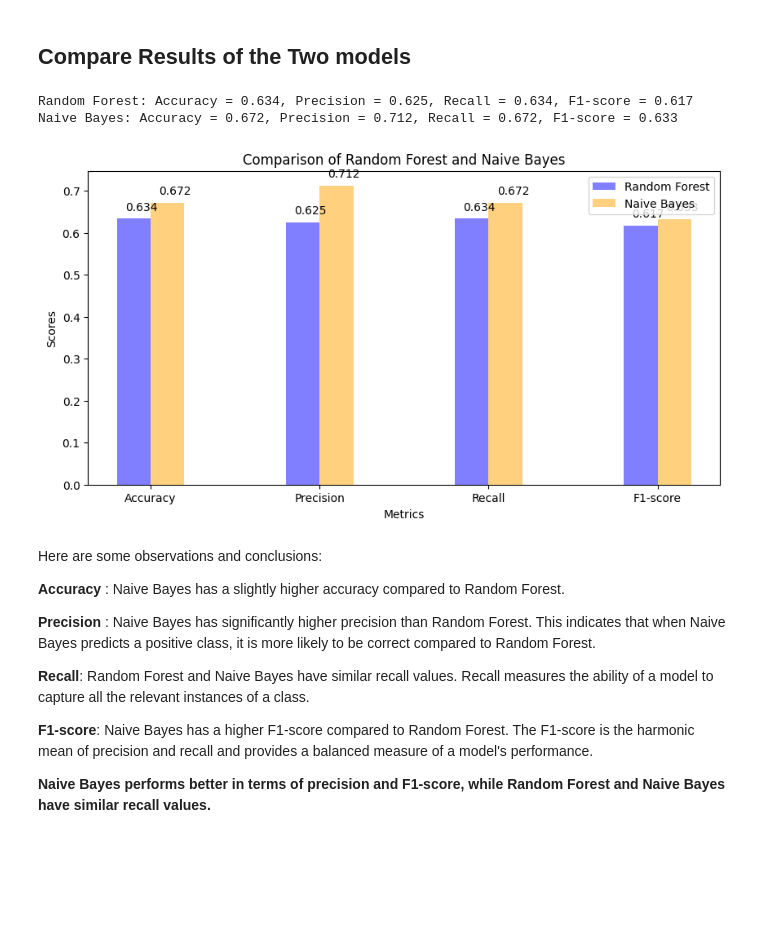
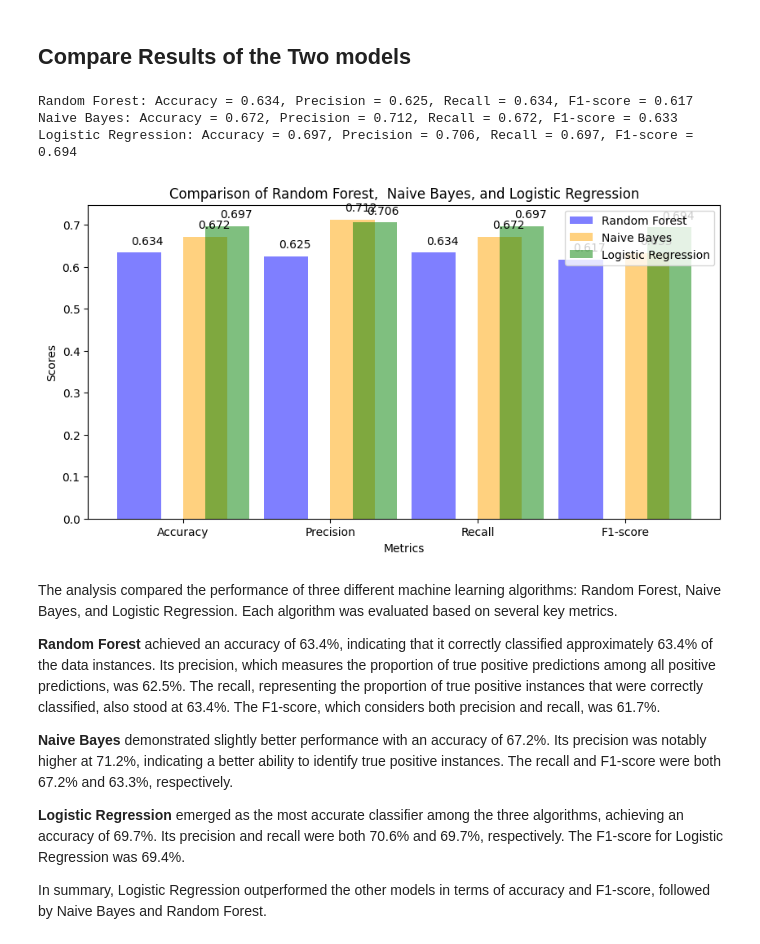
Before and after one commit to lojain-azzam/Text-Classification, a Jupyter notebook: Text_Classification.ipynb, the cells around one changed output. Drawn from its saved outputs; the diff is of its cells as text; code cells hidden in the pictures; blank space fills up the shorter version.

```diff
--- a/Text_Classification.ipynb
+++ b/Text_Classification.ipynb
@@ -530,0 +565,4 @@ print(classification_report(y_test, rf_pred, zero_division=1))
+# %%
+# Train a logistic regression model on the training data
+lr_model = LogisticRegression(random_state=42)
+lr_model.fit(X_train, y_train)
@@ -530,0 +580,6 @@ print(classification_report(y_test, rf_pred, zero_division=1))
+# %%
+# Evaluate the model on the testing data
+lr_pred = lr_model.predict(X_test)
+
+# Print the classification report
+print(classification_report(y_test, lr_pred, zero_division=1))
@@ -533,77 +606,78 @@ print(classification_report(y_test, rf_pred, zero_division=1))
 # %% [markdown]
 ## Compare Results of the Two models
 # %%
+
 # Compute accuracy for each model
 rf_acc = accuracy_score(y_test, rf_pred)
 nb_acc = accuracy_score(y_test, nb_pred)
-
+lr_acc = accuracy_score(y_test, lr_pred)
 
 # Compute precision, recall, and F1-score for each model
 rf_p, rf_r, rf_f1, _ = precision_recall_fscore_support(y_test, rf_pred, average='weighted', zero_division=1)
 nb_p, nb_r, nb_f1, _ = precision_recall_fscore_support(y_test, nb_pred, average='weighted', zero_division=1)
-
+lr_p, lr_r, lr_f1, _ = precision_recall_fscore_support(y_test, lr_pred, average='weighted', zero_division=1)
 
 # Print the results
 print("Random Forest: Accuracy = {:.3f}, Precision = {:.3f}, Recall = {:.3f}, F1-score = {:.3f}".format(rf_acc, rf_p, rf_r, rf_f1))
 print("Naive Bayes: Accuracy = {:.3f}, Precision = {:.3f}, Recall = {:.3f}, F1-score = {:.3f}".format(nb_acc, nb_p, nb_r, nb_f1))
+print("Logistic Regression: Accuracy = {:.3f}, Precision = {:.3f}, Recall = {:.3f}, F1-score = {:.3f}".format(lr_acc, lr_p, lr_r, lr_f1))
 
 # Compute evaluation metrics for each model
 rf_metrics = [rf_acc, rf_p, rf_r, rf_f1]
 nb_metrics = [nb_acc, nb_p, nb_r, nb_f1]
+lr_metrics = [lr_acc, lr_p, lr_r, lr_f1]
 # %% [output]
 Random Forest: Accuracy = 0.634, Precision = 0.625, Recall = 0.634, F1-score = 0.617
 Naive Bayes: Accuracy = 0.672, Precision = 0.712, Recall = 0.672, F1-score = 0.633
+Logistic Regression: Accuracy = 0.697, Precision = 0.706, Recall = 0.697, F1-score = 0.694
 # %%
+
+
+
 # Define the data
 metrics = ['Accuracy', 'Precision', 'Recall', 'F1-score']
 
 # Set the positions and width of the bars
 pos = list(range(len(metrics)))
-width = 0.2
+width = 0.3
 
 # Create the figure and set the plot dimensions
-fig, ax = plt.subplots(figsize=(10, 5))
+fig, ax = plt.subplots(figsize=(10,5))
 
-# Create the bars for each model (Random Forest and Naive Bayes)
-plt.bar([p - width/2 for p in pos], rf_metrics, width, alpha=0.5, color='blue', label='Random Forest')
+# Create the bars for each model
+plt.bar([p - width for p in pos], rf_metrics, width, alpha=0.5, color='blue', label='Random Forest')
 plt.bar([p + width/2 for p in pos], nb_metrics, width, alpha=0.5, color='orange', label='Naive Bayes')
+plt.bar([p + width for p in pos], lr_metrics, width, alpha=0.5, color='green', label='Logistic Regression')
 
 # Set the plot title, labels, and legend
-ax.set_title('Comparison of Random Forest and Naive Bayes')
+ax.set_title('Comparison of Random Forest,  Naive Bayes, and Logistic Regression')
 ax.set_xlabel('Metrics')
 ax.set_ylabel('Scores')
 ax.set_xticks(pos)
 ax.set_xticklabels(metrics)
 plt.legend(loc='upper right')
 
 # Add text labels to each bar
 for i, val in enumerate(rf_metrics):
-    ax.text(i - width/2 - 0.05, val + 0.02, "{:.3f}".format(val))
+    ax.text(i-width-0.05, val+0.02, "{:.3f}".format(val))
 for i, val in enumerate(nb_metrics):
     ax.text(i + width/2 - 0.05, val + 0.02, "{:.3f}".format(val))
+for i, val in enumerate(lr_metrics):
+    ax.text(i+width-0.05, val+0.02, "{:.3f}".format(val))
 
 # Display the plot
 plt.show()
 # %% [output]
-[figure, old version]
+[figure, new version]
 # %% [markdown]
-Here are some observations and conclusions:
-
-**Accuracy** :
-Naive Bayes has a slightly higher accuracy compared to Random Forest.
 
 
-**Precision** :
-Naive Bayes has significantly higher precision than Random Forest. This indicates that when Naive Bayes predicts a positive class, it is more likely to be correct compared to Random Forest.
+The analysis compared the performance of three different machine learning algorithms: Random Forest, Naive Bayes, and Logistic Regression. Each algorithm was evaluated based on several key metrics.
 
+**Random Forest** achieved an accuracy of 63.4%, indicating that it correctly classified approximately 63.4% of the data instances. Its precision, which measures the proportion of true positive predictions among all positive predictions, was 62.5%. The recall, representing the proportion of true positive instances that were correctly classified, also stood at 63.4%. The F1-score, which considers both precision and recall, was 61.7%.
 
+**Naive Bayes** demonstrated slightly better performance with an accuracy of 67.2%. Its precision was notably higher at 71.2%, indicating a better ability to identify true positive instances. The recall and F1-score were both 67.2% and 63.3%, respectively.
 
-**Recall**:
-Random Forest and Naive Bayes have similar recall values. Recall measures the ability of a model to capture all the relevant instances of a class.
+**Logistic Regression** emerged as the most accurate classifier among the three algorithms, achieving an accuracy of 69.7%. Its precision and recall were both 70.6% and 69.7%, respectively. The F1-score for Logistic Regression was 69.4%.
 
-
-**F1-score**:
-Naive Bayes has a higher F1-score compared to Random Forest. The F1-score is the harmonic mean of precision and recall and provides a balanced measure of a model's performance.
-
-
-**Naive Bayes performs better in terms of precision and F1-score, while Random Forest and Naive Bayes have similar recall values.**
+In summary, Logistic Regression outperformed the other models in terms of accuracy and F1-score, followed by Naive Bayes and Random Forest.
```
Also changed, not shown: parts of 16 cells of this notebook.
